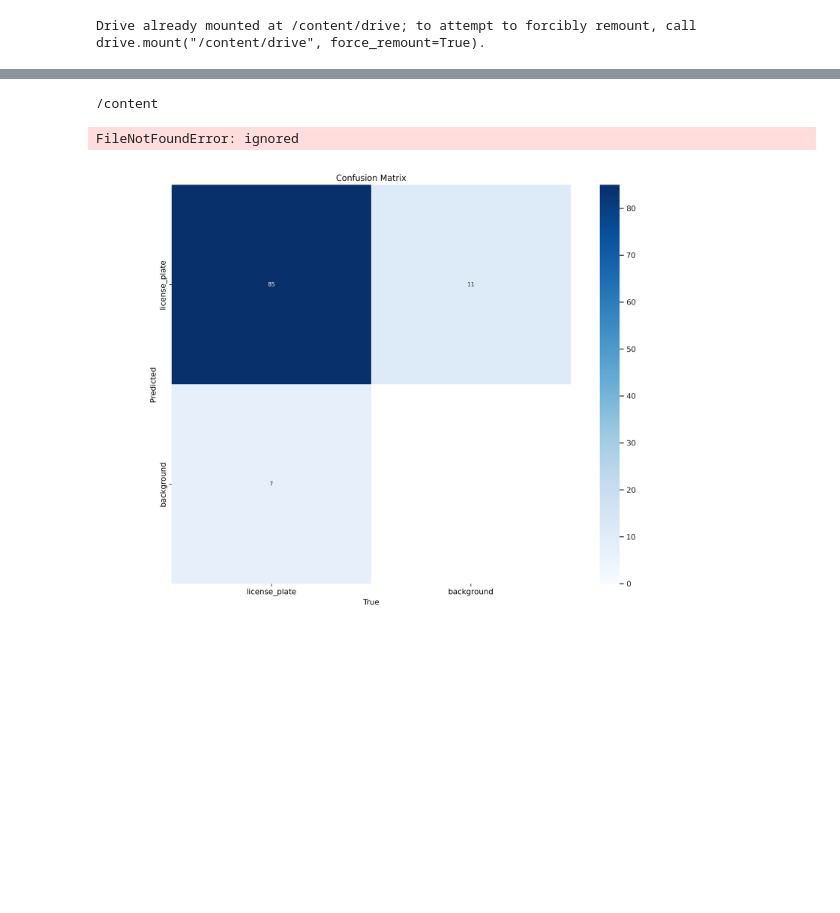
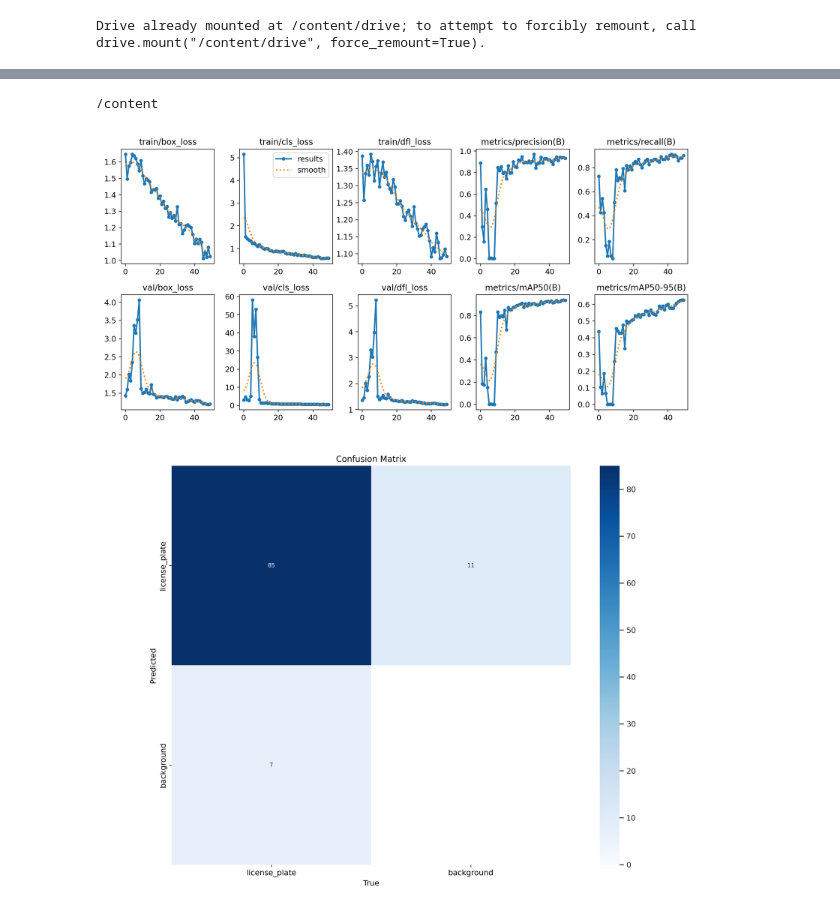
Before and after one commit to UBela/BV-ML-CV-Praktikum, a Jupyter notebook: yolo_model_license_plate_detection.ipynb, the cells around one changed output, grey strips where cells are left out. Cells and saved outputs as stored; diff of their text form; code cells hidden in the pictures; blank space fills up the shorter version.

```diff
--- a/yolo_model_license_plate_detection.ipynb
+++ b/yolo_model_license_plate_detection.ipynb
@@ -60,8 +65,8 @@ R_curve.png                                        val_batch2_pred.jpg
 results.csv                                        weights
 # %%
 %cd {HOME}
-Image(filename='/content/drive/MyDrive/license_plate_recognition/train4/results.png', width=600)
+Image(filename=f'{HOME}/runs/detect/train//results.png', width=600)
 # %% [output]
 /content
-FileNotFoundError: ignored
+[figure, added]
 # %%
```
Also changed, not shown: parts of 9 cells of this notebook.
